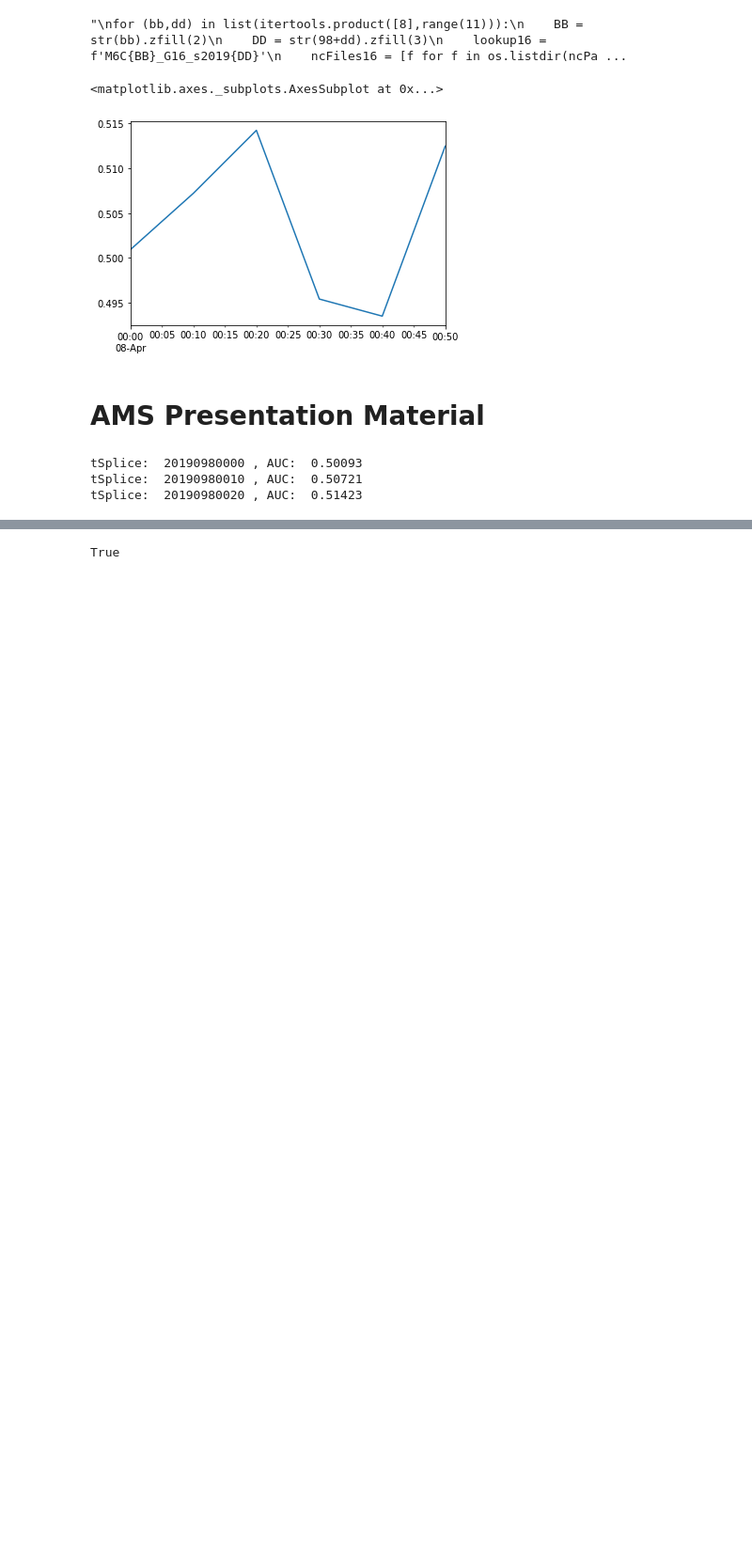
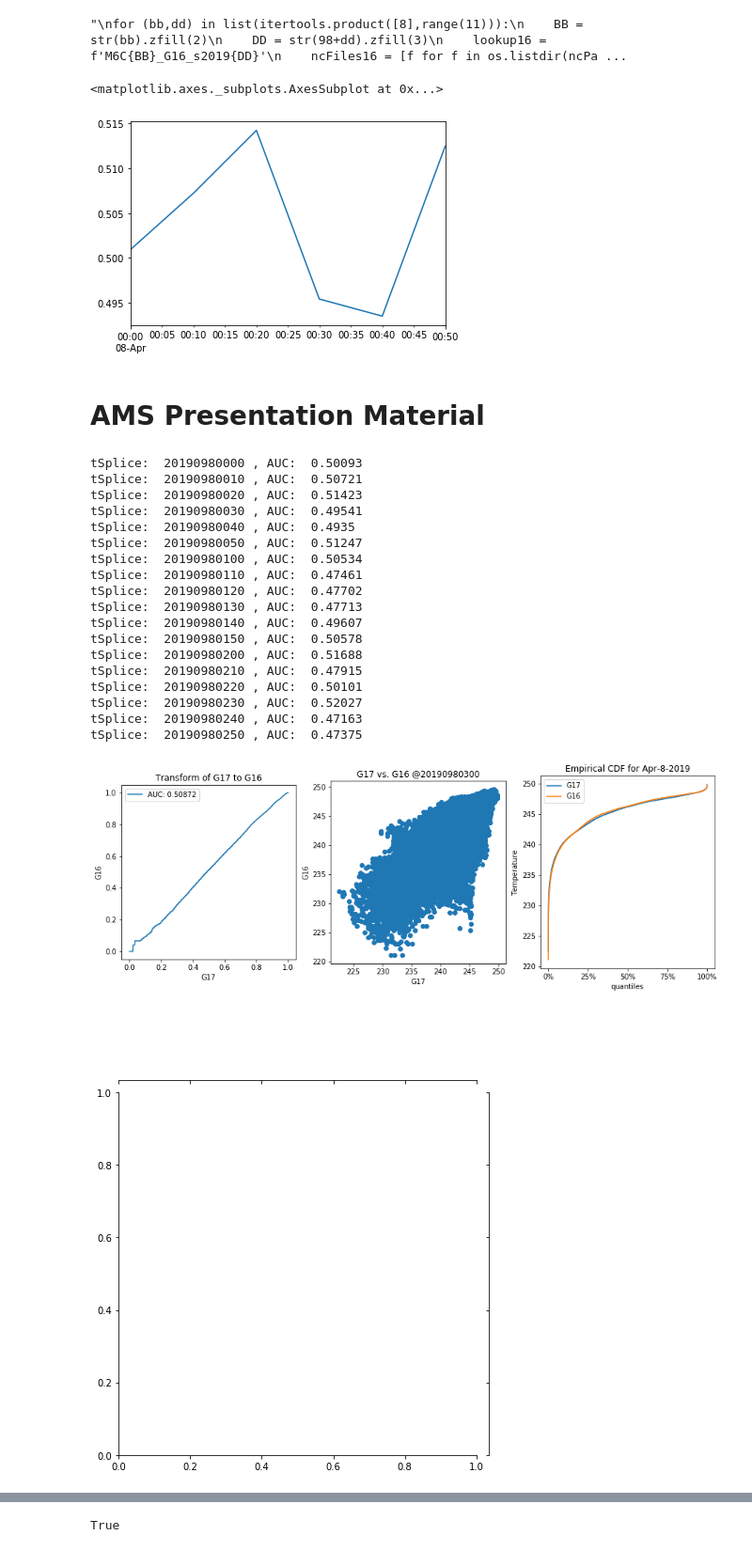
Before and after one commit to adomakor412/GOEScode, a Jupyter notebook: Validation_Mappings_CDF.ipynb, the cells around one changed output, grey strips where cells are left out. Shown at 94% size. Saved outputs shown, nothing was run; the diff lists cells and outputs as text; code cells hidden in the pictures; blank space fills up the shorter version.

Commit message:
separate seaborn plot WIP

```diff
--- a/Validation_Mappings_CDF.ipynb
+++ b/Validation_Mappings_CDF.ipynb
@@ -415,9 +415,7 @@ for ts, tSplice in zip(index, ind):
         _ = ax1.set_aspect('equal')
         _ = ax1.legend(loc = 'upper left')
 
-        #_ = ax2.scatter(G17, G16)
-        g = sns.jointplot(x=G17, y=G16, kind="reg",
-                  xlim=(0, 1), ylim=(0, 1), color="m", height=7, ax=ax2)
+        _ = ax2.scatter(G17, G16)
         _ = ax2.set_ylabel('G16')
         _ = ax2.set_xlabel('G17')
         _ = ax2.set_title(f'G17 vs. G16 @{tSplice}')
@@ -428,30 +426,54 @@ for ts, tSplice in zip(index, ind):
         xticks = [st.scoreatpercentile(xticks, p) for p in [0, 25, 50, 75, 100]]
         _ = ax3.plot(sorted(G17), label='G17')
         _ = ax3.plot(sorted(G16), label='G16')
         _ = ax3.legend(loc = 'upper left')
         _ = ax3.set_title(f'Empirical CDF for Apr-{day}-2019')
         _ = ax3.set_xticks(xticks)
         _ = ax3.set_xticklabels(plabels)
         _ = ax3.set_xlabel('quantiles')
         _ = ax3.set_ylabel('Temperature')
 
         plt.show()
 
         fig.savefig(op.join(DATAPATH,
             f"validation/G_{SS}_band{BB}_04-{str(day).zfill(2)}-2019_{tSplice}"))
 
+        g = sns.jointplot(x=G17, y=G16, kind="reg",
+                            xlim=(0, 1), ylim=(0, 1), color="m", height=7)
+        #package as a dataframe
+        g.savefig(op.join(DATAPATH,
+            f"validation/Transform/G_{SS}_band{BB}_04-{str(day).zfill(2)}-2019_{tSplice}"))
+        plt.show()
+
     if ts.day != day:
         fig2, ax0 = plt.subplots()
         chart.plot(ax=ax0)
 
         fig2.savefig(op.join(DATAPATH,
             f"validation/AUC/G_{SS}_band{BB}_04-{str(day).zfill(2)}-2019_{tSplice}"))
 
         day+=1
         chart = pd.Series(data=None)
 
     print("tSplice: ",tSplice,', AUC: ',AUC)
 # %% [output]
 tSplice:  20190980000 , AUC:  0.50093
 tSplice:  20190980010 , AUC:  0.50721
 tSplice:  20190980020 , AUC:  0.51423
+tSplice:  20190980030 , AUC:  0.49541
+tSplice:  20190980040 , AUC:  0.4935
+tSplice:  20190980050 , AUC:  0.51247
+tSplice:  20190980100 , AUC:  0.50534
+tSplice:  20190980110 , AUC:  0.47461
+tSplice:  20190980120 , AUC:  0.47702
+tSplice:  20190980130 , AUC:  0.47713
+tSplice:  20190980140 , AUC:  0.49607
+tSplice:  20190980150 , AUC:  0.50578
+tSplice:  20190980200 , AUC:  0.51688
+tSplice:  20190980210 , AUC:  0.47915
+tSplice:  20190980220 , AUC:  0.50101
+tSplice:  20190980230 , AUC:  0.52027
+tSplice:  20190980240 , AUC:  0.47163
+tSplice:  20190980250 , AUC:  0.47375
+[figure, added]
+[figure, added]
```
Also changed, not shown: parts of 1 cell of this notebook.
